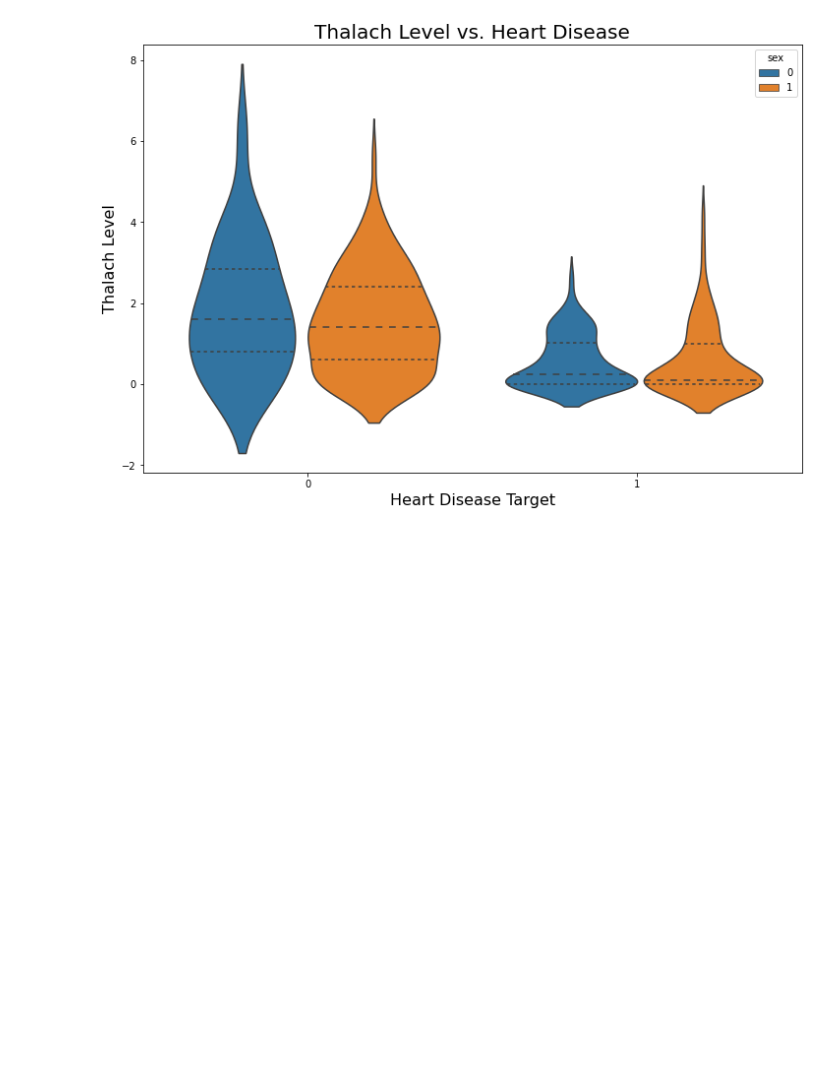
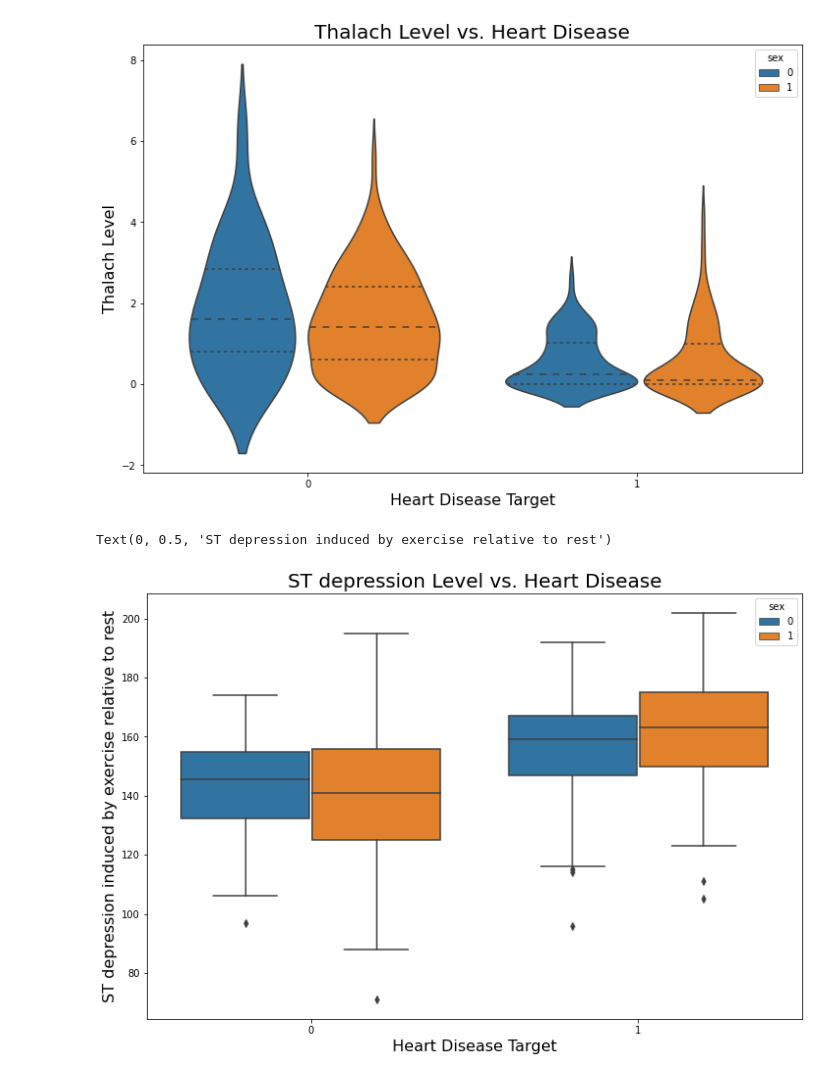
Before and after one commit to RamgopalYalla/Predicting-Heart-Disease-with-Classification-Machine-Learning-Algorithms, a Jupyter notebook: project1.ipynb, the cells around one changed output. Drawn from its saved outputs; the diff is of its cells as text; code cells hidden in the pictures; blank space fills up the shorter version.

```diff
--- a/project1.ipynb
+++ b/project1.ipynb
@@ -120,3 +120,12 @@ plt.ylabel("Thalach Level", fontsize=16)
 # %% [output]
 Text(0, 0.5, 'Thalach Level')
 [figure]
+# %%
+plt.figure(figsize=(12,8))
+sns.boxplot(x= 'target', y= 'thalach',hue="sex", data=data )
+plt.title("ST depression Level vs. Heart Disease", fontsize=20)
+plt.xlabel("Heart Disease Target",fontsize=16)
+plt.ylabel("ST depression induced by exercise relative to rest", fontsize=16)
+# %% [output]
+Text(0, 0.5, 'ST depression induced by exercise relative to rest')
+[figure, added]
```
